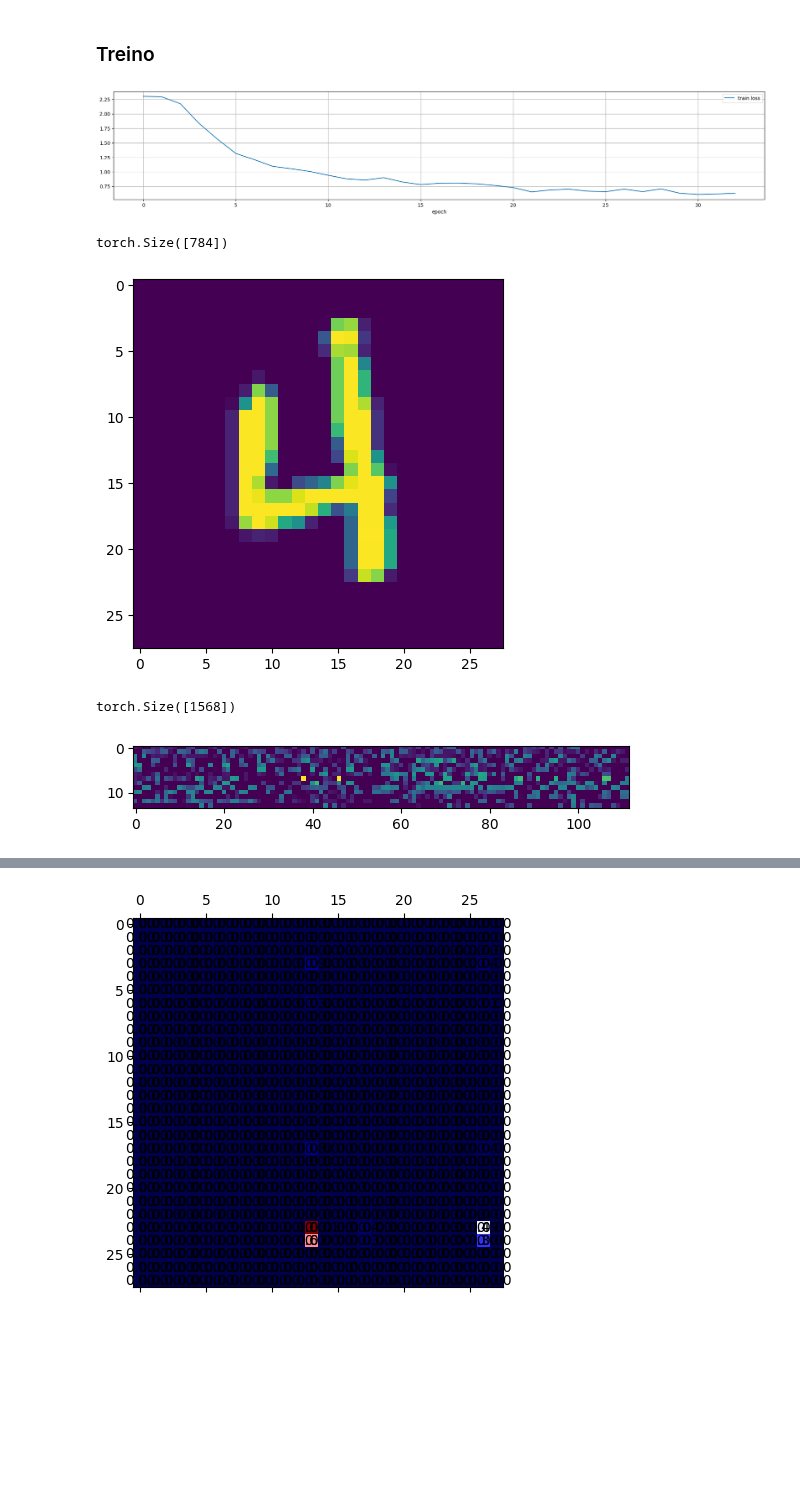
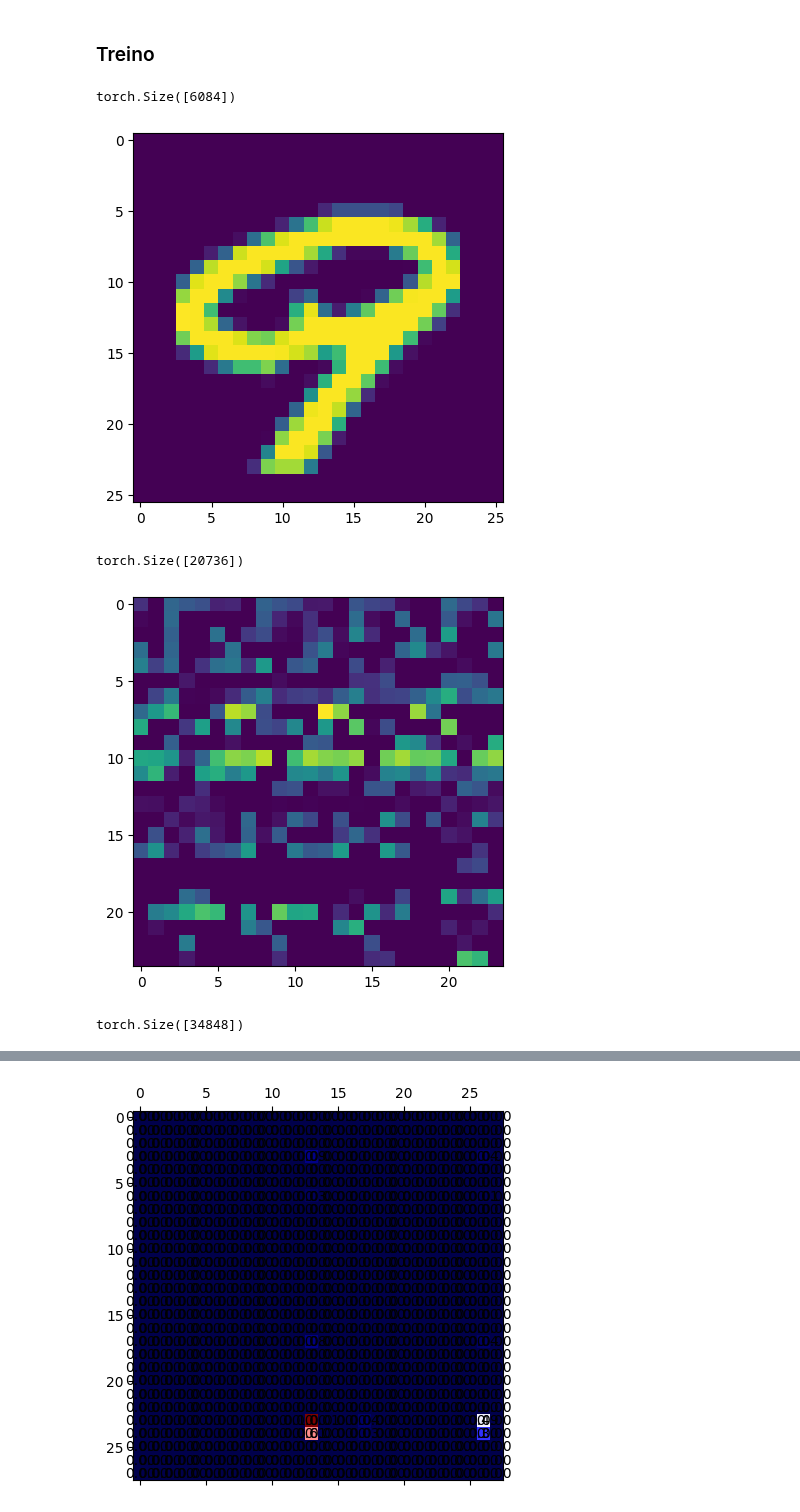
Before and after one commit to Ronnypetson/titanic, a Jupyter notebook: MNIST_Maromba.ipynb, the cells around one changed output, grey strips where cells are left out. Cells and saved outputs as stored; diff of their text form; code cells hidden in the pictures; blank space fills up the shorter version.

```diff
--- a/MNIST_Maromba.ipynb
+++ b/MNIST_Maromba.ipynb
@@ -814,15 +814,15 @@ def prepare_input(x, y, device="cpu"):
   y = MTensor(yoh, y_idx)
   return x, y
 # %%
-hidden_dim = 100
+hidden_dim = 20
 start_mode = True
 valid_mode = False
 # TODO: Visualize conv layer output
 samples = [
     # in_ch * out_ch * h * w,
-    1 * 2 * 3 * 3,
-    2 * 4 * 3 * 3,
+    1 * 4 * 3 * 3,
     4 * 8 * 3 * 3,
+    8 * 16 * 3 * 3,
     hidden_dim,
 ]
 sets = [
@@ -900,31 +900,28 @@ for epoch in range(num_epochs):
     .plot(figsize=(24, 4), grid=True)
   )
   plt.show()
-# %% [output]
-[figure, removed]
 # %%
 torch.cuda.empty_cache()
 # %%
 df_train
 # %%
 imgs = [img.data.cpu().detach() for img in model.all_pools]
-# %%
-for idx, img in enumerate(imgs[:2]):
-  img = img[3]
-  print(img.shape)
-  if idx == 0:
-    img = img.reshape(img_dim // 2, img_dim // 2, 2, 2)
-    img = img.permute(0, 2, 1, 3)
-    img = img.reshape(img_dim, img_dim).numpy()
-  elif idx == 1:
-    rows = img_dim // 2
-    cols = img.shape[0] // rows
-    img = img.reshape(rows, cols)
-    img = img.numpy()
-  plt.imshow(img)
-  plt.show()
-# %% [output]
-torch.Size([784])
-[figure, removed]
-torch.Size([1568])
-[figure, removed]
+# %%
+shapes = [
+    (img_dim - 2, img_dim - 2, 1),
+    (img_dim - 4, img_dim - 4, 4),
+    (img_dim - 6, img_dim - 6, 8),
+]
+for idx, img in enumerate(imgs[:3]):
+  img = img[2]
+  print(img.shape)
+  img = img.reshape(*shapes[idx], 3, 3)[:, :, 0, 1, 1]
+  img = img.numpy()
+  plt.imshow(img)
+  plt.show()
+# %% [output]
+torch.Size([6084])
+[figure, added]
+torch.Size([20736])
+[figure, added]
+torch.Size([34848])
```
Also changed, not shown: parts of 1 cell of this notebook.
